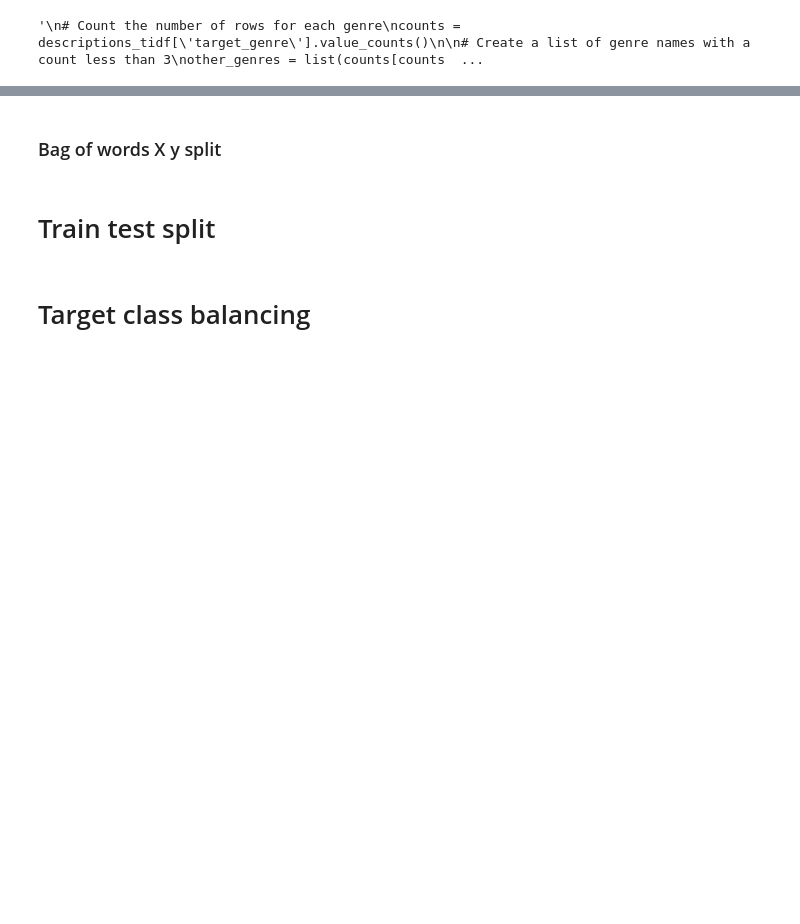
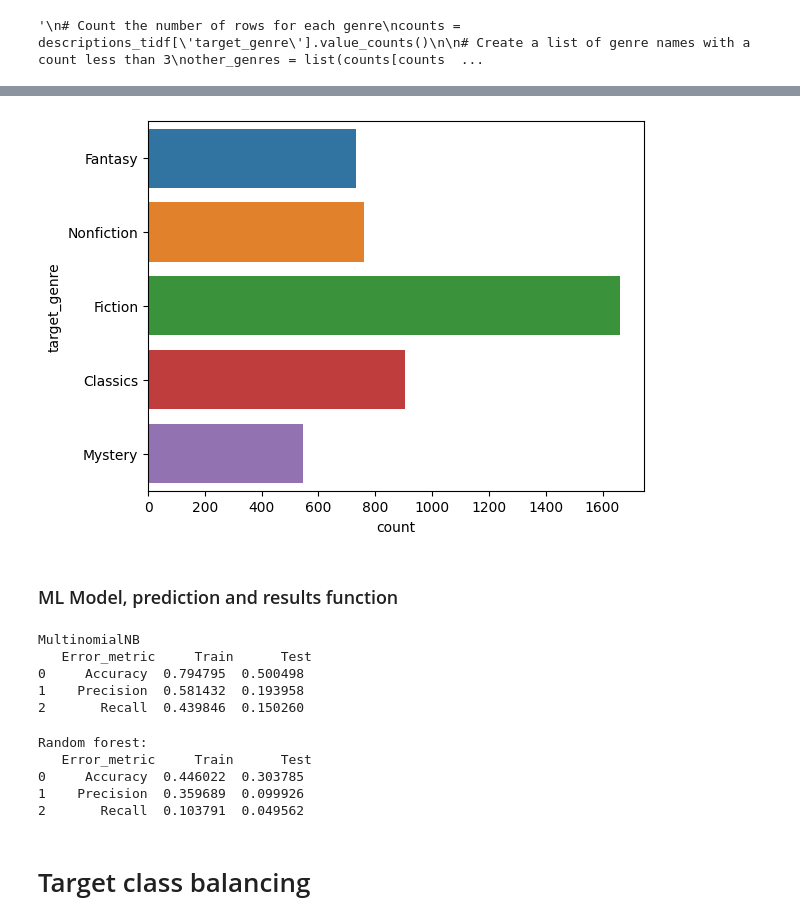
Before and after one commit to berkayersoy/Project6_Books, a Jupyter notebook: books_machine_learning.ipynb, the cells around one changed output, grey strips where cells are left out. Drawn from its saved outputs; the diff is of its cells as text; code cells hidden in the pictures; blank space fills up the shorter version.

```diff
--- a/books_machine_learning.ipynb
+++ b/books_machine_learning.ipynb
@@ -465,13 +457,0 @@ descriptions_tidf["target_genre"].value_counts()
-# %%
-descriptions_non_filtered = descriptions
-
-grouped = descriptions.groupby('target_genre')['target_genre'].count()
-
-filtered_genres = grouped[grouped > 100].index.to_list()
-filtered_genres
-
-# Filtering the data to keep only top 10 genres.
-descriptions = descriptions[descriptions['target_genre'].isin(filtered_genres)]
-
-# Checking the counts.
-descriptions['target_genre'].value_counts()
@@ -521,2 +459,0 @@ y = descriptions_tidf['target_genre']
-# %% [markdown]
-### Bag of words X y split
@@ -526,2 +459,0 @@ y = descriptions['target_genre']
-# %% [markdown]
-# Train test split
@@ -529,0 +460,17 @@ X_train, X_test, y_train, y_test = train_test_split(X, y, test_size=0.20, random
+# %%
+# Filtering top # of genres function.
+def filter_genres(df, number_of_genres):
+    top_genres = df.groupby('target_genre')["target_genre"].count().nlargest(number_of_genres).index.to_list()
+    filtered_df = df[df["target_genre"].isin(top_genres)]
+    sns.countplot(y=filtered_df['target_genre'])
+    return filtered_df
+# %%
+descriptions_20_genres = filter_genres(descriptions, 20)
+descriptions_5_genres = filter_genres(descriptions, 5)
+
+descriptions_tidf_20_genres = filter_genres(descriptions_tidf, 20)
+descriptions_tidf_5_genres = filter_genres(descriptions_tidf, 5)
+# %% [output]
+[figure, added]
+# %% [markdown]
+### ML Model, prediction and results function
@@ -529,0 +512,8 @@ X_train, X_test, y_train, y_test = train_test_split(X, y, test_size=0.20, random
+# %%
+machine_learning(descriptions, MultinomialNB)
+# %% [output]
+MultinomialNB
+   Error_metric     Train      Test
+0     Accuracy  0.794795  0.500498
+1    Precision  0.581432  0.193958
+2       Recall  0.439846  0.150260
@@ -530,3 +558,11 @@ X_train, X_test, y_train, y_test = train_test_split(X, y, test_size=0.20, random
+# %%
+random_forest(descriptions)
+# %% [output]
+Random forest:
+   Error_metric     Train      Test
+0     Accuracy  0.446022  0.303785
+1    Precision  0.359689  0.099926
+2       Recall  0.103791  0.049562
 # %% [markdown]
 # Target class balancing
 # %% [markdown]
```
Also changed, not shown: parts of 52 cells of this notebook.
